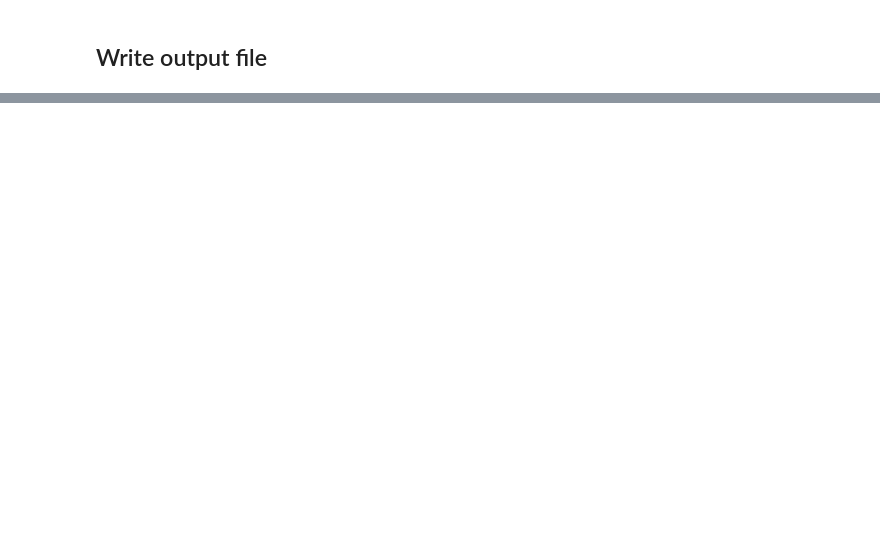
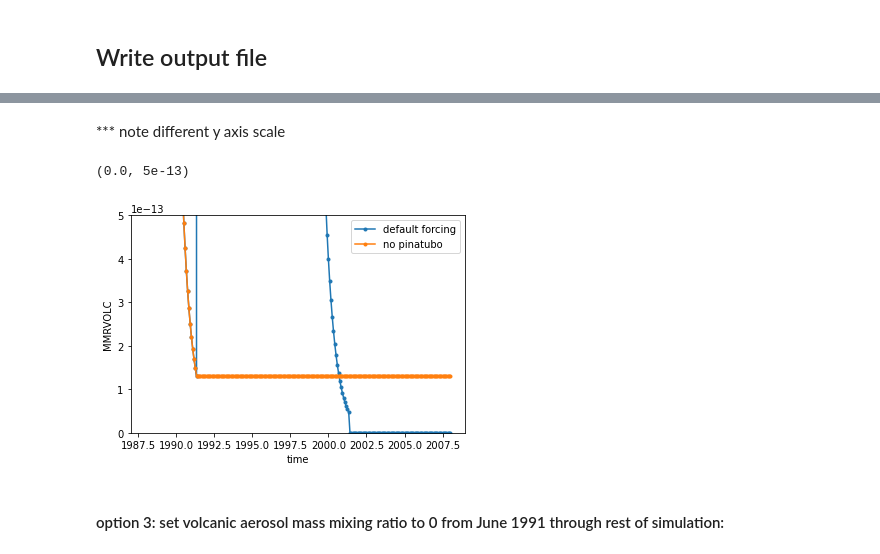
Before and after one commit to matt-long/pinatubo-LE, a Jupyter notebook: notebooks/generate-novolc-forcing.ipynb, the cells around one changed output, grey strips where cells are left out. Saved outputs shown, nothing was run; the diff lists cells and outputs as text; code cells hidden in the pictures; blank space fills up the shorter version.

```diff
--- a/notebooks/generate-novolc-forcing.ipynb
+++ b/notebooks/generate-novolc-forcing.ipynb
@@ -127,0 +139,15 @@ variables:
+# %%
+dso.MMRVOLC.values[ndx_pinatubo[0]:, :, :] = ds.MMRVOLC.values[ndx_novolc[-1], :, :]
+# %% [markdown]
+*** note different y axis scale
+# %%
+tslice_pinatubo = slice(1988, 2008)
+ds.sel(time=tslice_pinatubo).MMRVOLC.sum(['lev']).mean('lat').plot(marker='.', label='default forcing')
+dso.sel(time=tslice_pinatubo).MMRVOLC.sum(['lev']).mean('lat').plot(marker='.', label='no pinatubo')
+plt.legend();
+plt.ylim(0,5e-13)
+# %% [output]
+(0.0, 5e-13)
+[figure, added]
+# %% [markdown]
+#### option 3: set volcanic aerosol mass mixing ratio to 0 from June 1991 through rest of simulation:
```
Also changed, not shown: parts of 12 cells of this notebook, 1 other file.
